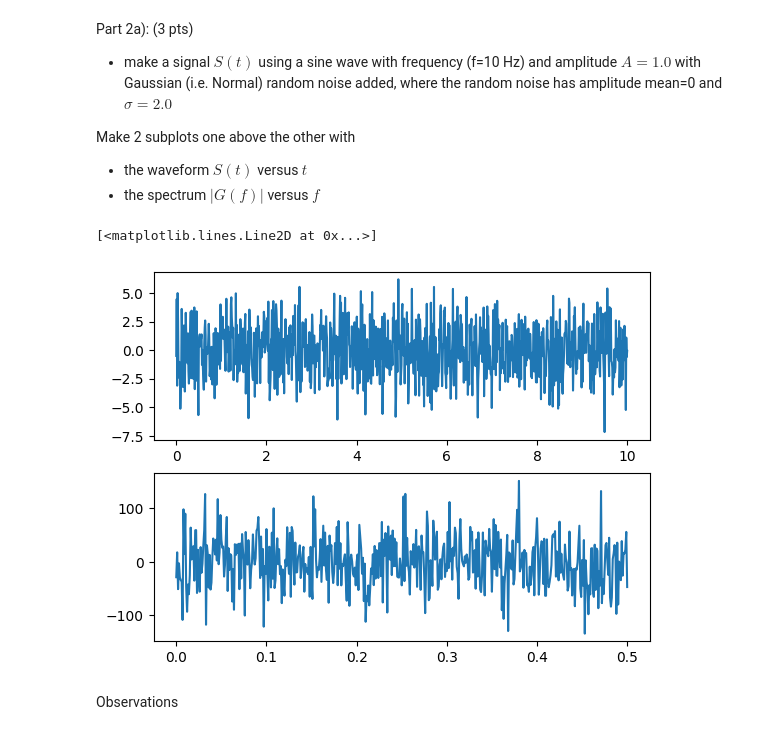
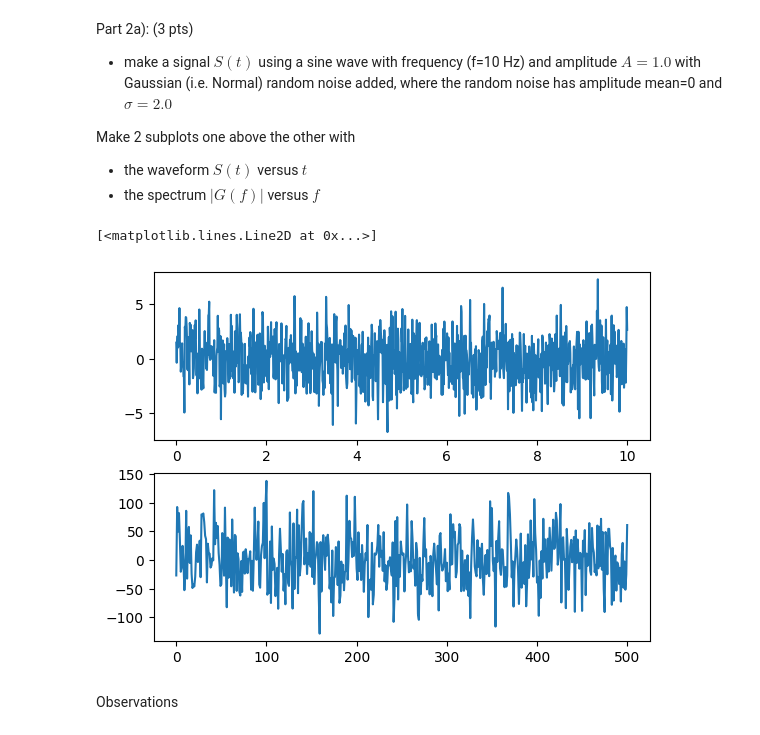
Before and after one commit to Djamil17/computational-physics-recipes, a Jupyter notebook: Homework/Homework3/Phys474_S23_Hwk3.ipynb, the cells around one changed output. Drawn from its saved outputs; the diff is of its cells as text; code cells hidden in the pictures.

```diff
--- a/Homework/Homework3/Phys474_S23_Hwk3.ipynb
+++ b/Homework/Homework3/Phys474_S23_Hwk3.ipynb
@@ -122,26 +126,26 @@ Make 2 subplots one above the other with
 # %%
 """
 Here  is the signal S(t) generated for you
 """
 f_signal = 10 #frequency in Hz
 N = 1000   #number of time points
 t_max = 10   #max time [s]
 t = np.linspace(0,t_max,N) #make time array [s]
 A = 1.0   #amplitude of sine wave [arbitray units]
 sigma = 2.0  #sigma of random noise on each point [au]
 
 S = A * np.sin(2 * np.pi * f_signal * t) + sigma * np.random.randn(N) #signal S(t)
 
-freq=np.fft.rfftfreq(N)
+freq=np.fft.rfftfreq(N,1/N)
 spectral=np.fft.rfft(S)
 
 plt.subplot(211)
 plt.plot(t,S)
 plt.subplot(212)
 plt.plot(freq,spectral)
 # %% [output]
 [<matplotlib.lines.Line2D at 0x...>]
-[figure, old version]
+[figure, new version]
 # %% [markdown]
 Observations
 # %% [markdown]
```
Also changed, not shown: parts of 6 cells of this notebook.
